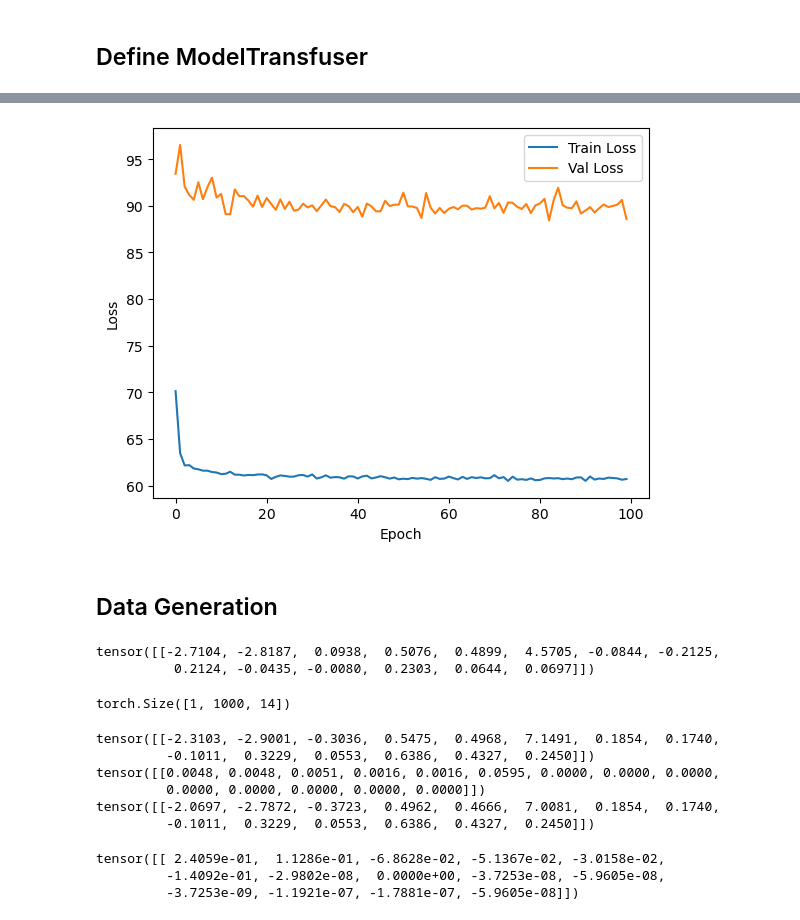
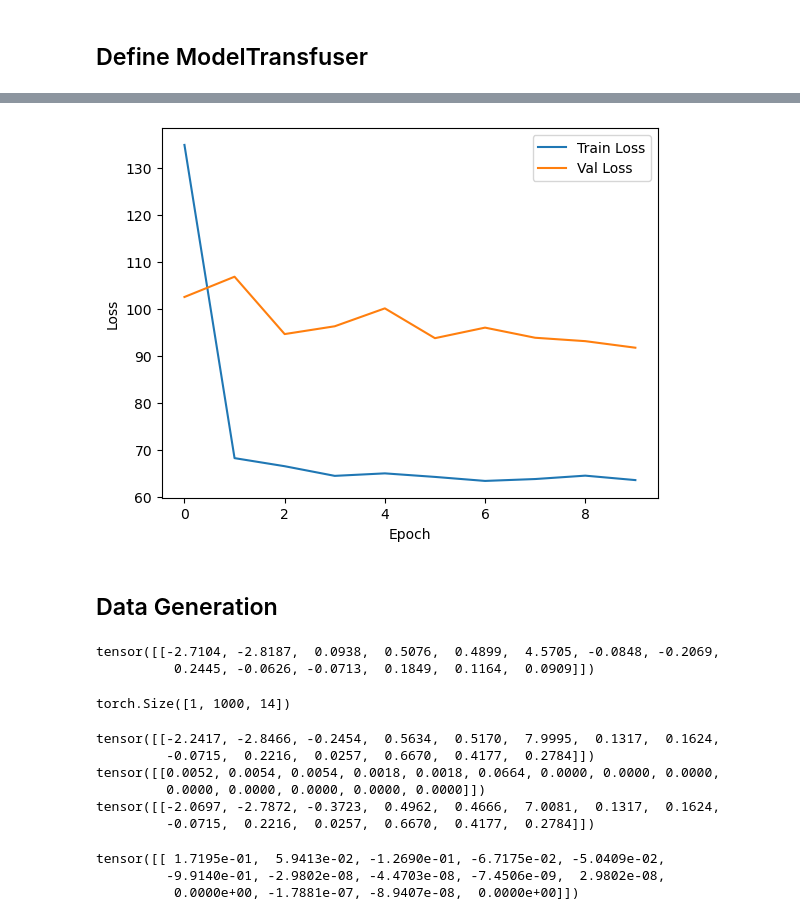
Before and after one commit to bGuenes/sbi_model_comparison, a Jupyter notebook: ModelTransfuser_run.ipynb, the cells around one changed output, grey strips where cells are left out. Saved outputs shown, nothing was run; the diff lists cells and outputs as text; code cells hidden in the pictures.

Commit message:
add observation error to training

```diff
--- a/ModelTransfuser_run.ipynb
+++ b/ModelTransfuser_run.ipynb
@@ -59,6 +60,17 @@ train_y = torch.tensor(train_y, dtype=torch.float32)
 val_x = torch.tensor(val_x, dtype=torch.float32)
 val_y = torch.tensor(val_y, dtype=torch.float32)
 
+# --- add noise ---
+pc_ab = 5 # percentage error in abundance
+
+train_y_err = torch.ones_like(train_y)*float(pc_ab)/100.
+train_y = norm.rvs(loc=train_y,scale=train_y_err)
+train_y = torch.tensor(train_y).float()
+
+val_y_err = torch.ones_like(val_y)*float(pc_ab)/100.
+val_y = norm.rvs(loc=val_y,scale=val_y_err)
+val_y = torch.tensor(val_y).float()
+
 train_data = torch.cat((train_x, train_y), 1)
 val_data = torch.cat((val_x, val_y), 1)
 # %% [markdown]
@@ -72,7 +84,7 @@ t = torch.linspace(0, 1, T)
 
 model = ModelTransfuser(T, train_data.shape)
 
-model = model.load('ModelTransfuser/models/ModelTransfuser_cudaTest.pickle')
+model = model.load('ModelTransfuser/models/ModelTransfuser_t10.pickle')
 # %%
 with open('ModelTransfuser/models/ModelTransfuser_cudaTest.pickle', 'rb') as f:
     model = pickle.load(f)
@@ -79,14 +104,14 @@ with open('ModelTransfuser/models/ModelTransfuser_cudaTest.pickle', 'rb') as f:
 # %%
 epoch = np.arange(0, len(model.train_loss))
 
-plt.plot(epoch, np.array(model.train_loss)/train_data.shape[0], label='Train Loss')
-plt.plot(epoch, np.array(model.val_loss)/val_data.shape[0], label='Val Loss')
+plt.plot(epoch, np.array(model.train_loss)/45000, label='Train Loss')
+plt.plot(epoch, np.array(model.val_loss)/45000, label='Val Loss')
 plt.legend()
 plt.xlabel('Epoch')
 plt.ylabel('Loss')
 plt.show()
 # %% [output]
-[figure, old version]
+[figure, new version]
 # %% [markdown]
 ## Data Generation
 # %%
@@ -95,8 +120,8 @@ sigma = [0.3, 0.3, 0.3, 0.1, 0.1]
 # %%
 val_data[:1]
 # %% [output]
-tensor([[-2.7104, -2.8187,  0.0938,  0.5076,  0.4899,  4.5705, -0.0844, -0.2125,
-          0.2124, -0.0435, -0.0080,  0.2303,  0.0644,  0.0697]])
+tensor([[-2.7104, -2.8187,  0.0938,  0.5076,  0.4899,  4.5705, -0.0848, -0.2069,
+          0.2445, -0.0626, -0.0713,  0.1849,  0.1164,  0.0909]])
 # %%
 mask = torch.zeros_like(val_data[0])
 mask[6:] = 1
@@ -111,18 +136,18 @@ print(p.mean(axis=1))
 print(p.std(axis=1))
 print(val_data[1:2])
 # %% [output]
-tensor([[-2.3103, -2.9001, -0.3036,  0.5475,  0.4968,  7.1491,  0.1854,  0.1740,
-         -0.1011,  0.3229,  0.0553,  0.6386,  0.4327,  0.2450]])
-tensor([[0.0048, 0.0048, 0.0051, 0.0016, 0.0016, 0.0595, 0.0000, 0.0000, 0.0000,
+tensor([[-2.2417, -2.8466, -0.2454,  0.5634,  0.5170,  7.9995,  0.1317,  0.1624,
+         -0.0715,  0.2216,  0.0257,  0.6670,  0.4177,  0.2784]])
+tensor([[0.0052, 0.0054, 0.0054, 0.0018, 0.0018, 0.0664, 0.0000, 0.0000, 0.0000,
          0.0000, 0.0000, 0.0000, 0.0000, 0.0000]])
-tensor([[-2.0697, -2.7872, -0.3723,  0.4962,  0.4666,  7.0081,  0.1854,  0.1740,
-         -0.1011,  0.3229,  0.0553,  0.6386,  0.4327,  0.2450]])
+tensor([[-2.0697, -2.7872, -0.3723,  0.4962,  0.4666,  7.0081,  0.1317,  0.1624,
+         -0.0715,  0.2216,  0.0257,  0.6670,  0.4177,  0.2784]])
 # %%
 (val_data[1:2]-p.mean(axis=1))
 # %% [output]
-tensor([[ 2.4059e-01,  1.1286e-01, -6.8628e-02, -5.1367e-02, -3.0158e-02,
-         -1.4092e-01, -2.9802e-08,  0.0000e+00, -3.7253e-08, -5.9605e-08,
-         -3.7253e-09, -1.1921e-07, -1.7881e-07, -5.9605e-08]])
+tensor([[ 1.7195e-01,  5.9413e-02, -1.2690e-01, -6.7175e-02, -5.0409e-02,
+         -9.9140e-01, -2.9802e-08, -4.4703e-08, -7.4506e-09,  2.9802e-08,
+          0.0000e+00, -1.7881e-07, -8.9407e-08,  0.0000e+00]])
 # %%
 plt.hist(p[0,:,1], bins=100)
 plt.hist(p[0,:,0], bins=100)
```
Also changed, not shown: parts of 5 cells of this notebook, 6 other files.
